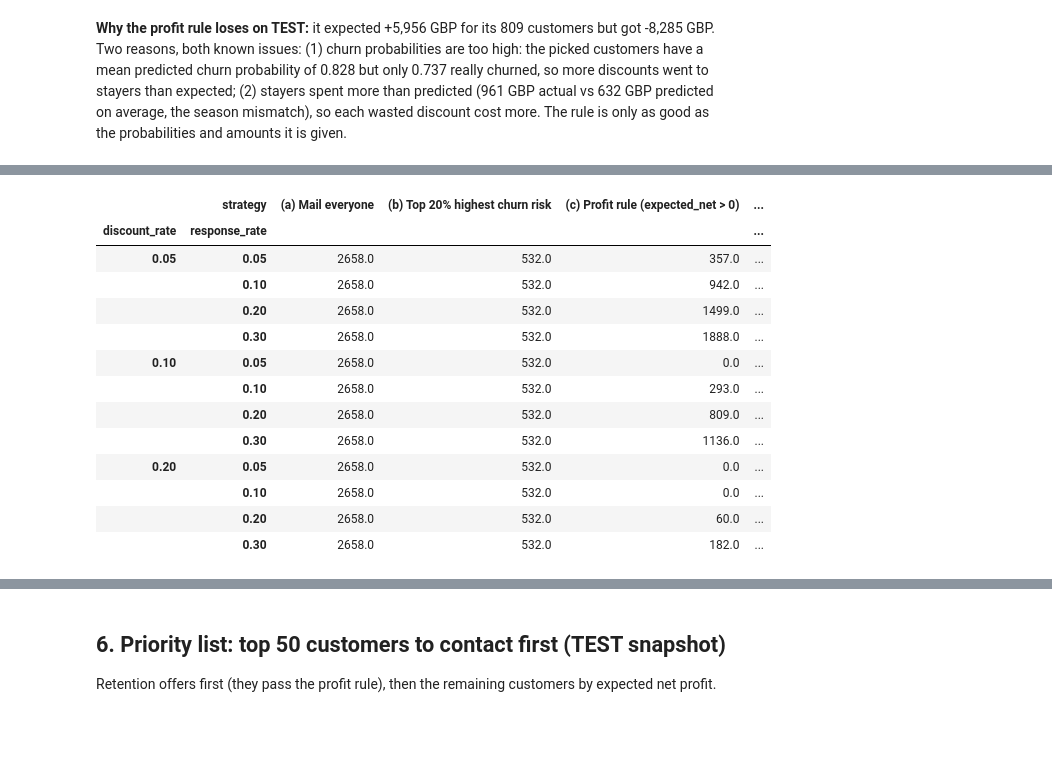
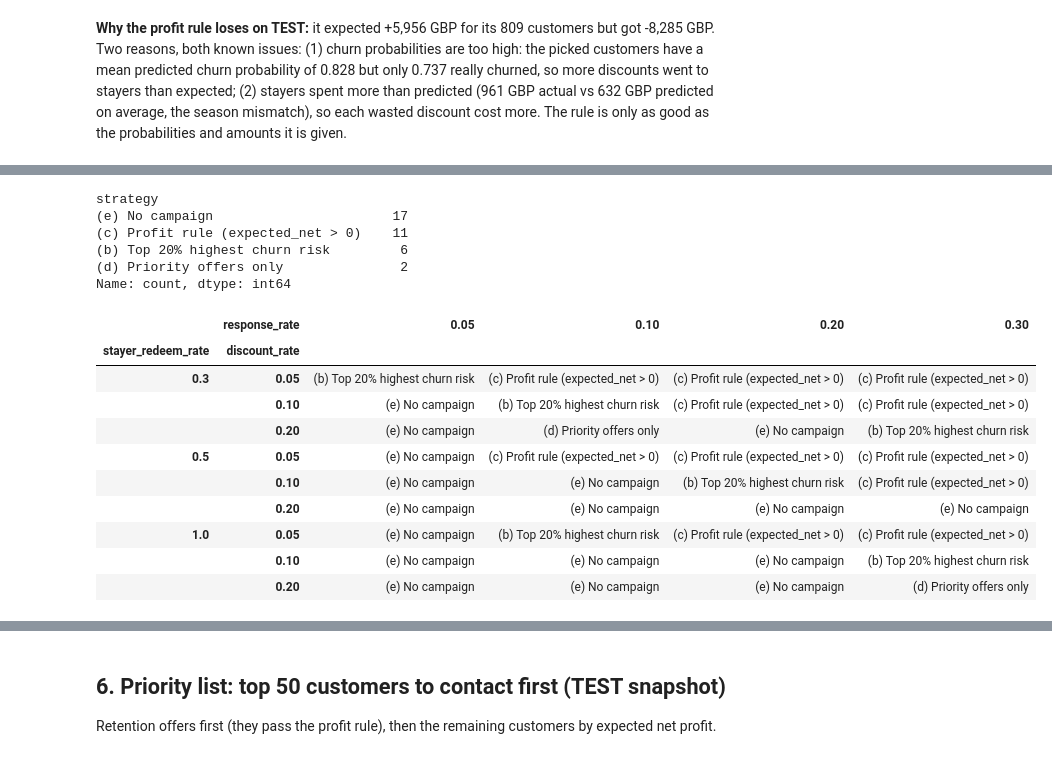
Before and after one commit to Muskan15-debug/ML-project, a Jupyter notebook: notebooks/06_shap_and_business_rules.ipynb, the cells around one changed output, grey strips where cells are left out. Cells and saved outputs as stored; diff of their text form; code cells hidden in the pictures; blank space fills up the shorter version.

```diff
--- a/notebooks/06_shap_and_business_rules.ipynb
+++ b/notebooks/06_shap_and_business_rules.ipynb
@@ -237,0 +246,4 @@ sens.pivot_table(index=['discount_rate', 'response_rate'], columns='strategy', v
+# %%
+best = dr.best_strategy_per_combination(sens)
+best.to_csv(config.TABLES_DIR / 'business_best_strategy_per_assumption.csv', index=False)
+best.round(2)
@@ -238,17 +268,23 @@ sens.pivot_table(index=['discount_rate', 'response_rate'], columns='strategy', v
+# %%
+best['strategy'].value_counts()
+# %% [output]
+strategy
+(e) No campaign                       17
+(c) Profit rule (expected_net > 0)    11
+(b) Top 20% highest churn risk         6
+(d) Priority offers only               2
+Name: count, dtype: int64
 # %%
-sens.pivot_table(index=['discount_rate', 'response_rate'], columns='strategy', values='contacted')
+best.pivot_table(index=['stayer_redeem_rate', 'discount_rate'], columns='response_rate', values='strategy', aggfunc='first')
 # %% [output]
-|  | strategy | (a) Mail everyone | (b) Top 20% highest churn risk | (c) Profit rule (expected_net > 0) | ... |
-| discount_rate | response_rate |  |  |  | ... |
-| 0.05 | 0.05 | 2658.0 | 532.0 | 357.0 | ... |
-|  | 0.10 | 2658.0 | 532.0 | 942.0 | ... |
-|  | 0.20 | 2658.0 | 532.0 | 1499.0 | ... |
-|  | 0.30 | 2658.0 | 532.0 | 1888.0 | ... |
-| 0.10 | 0.05 | 2658.0 | 532.0 | 0.0 | ... |
-|  | 0.10 | 2658.0 | 532.0 | 293.0 | ... |
-|  | 0.20 | 2658.0 | 532.0 | 809.0 | ... |
-|  | 0.30 | 2658.0 | 532.0 | 1136.0 | ... |
-| 0.20 | 0.05 | 2658.0 | 532.0 | 0.0 | ... |
-|  | 0.10 | 2658.0 | 532.0 | 0.0 | ... |
-|  | 0.20 | 2658.0 | 532.0 | 60.0 | ... |
-|  | 0.30 | 2658.0 | 532.0 | 182.0 | ... |
+|  | response_rate | 0.05 | 0.10 | 0.20 | 0.30 |
+| stayer_redeem_rate | discount_rate |  |  |  |  |
+| 0.3 | 0.05 | (b) Top 20% highest churn risk | (c) Profit rule (expected_net > 0) | (c) Profit rule (expected_net > 0) | (c) Profit rule (expected_net > 0) |
+|  | 0.10 | (e) No campaign | (b) Top 20% highest churn risk | (c) Profit rule (expected_net > 0) | (c) Profit rule (expected_net > 0) |
+|  | 0.20 | (e) No campaign | (d) Priority offers only | (e) No campaign | (b) Top 20% highest churn risk |
+| 0.5 | 0.05 | (e) No campaign | (c) Profit rule (expected_net > 0) | (c) Profit rule (expected_net > 0) | (c) Profit rule (expected_net > 0) |
+|  | 0.10 | (e) No campaign | (e) No campaign | (b) Top 20% highest churn risk | (c) Profit rule (expected_net > 0) |
+|  | 0.20 | (e) No campaign | (e) No campaign | (e) No campaign | (e) No campaign |
+| 1.0 | 0.05 | (e) No campaign | (b) Top 20% highest churn risk | (c) Profit rule (expected_net > 0) | (c) Profit rule (expected_net > 0) |
+|  | 0.10 | (e) No campaign | (e) No campaign | (e) No campaign | (b) Top 20% highest churn risk |
+|  | 0.20 | (e) No campaign | (e) No campaign | (e) No campaign | (d) Priority offers only |
```
Also changed, not shown: parts of 9 cells of this notebook, 15 other files.
